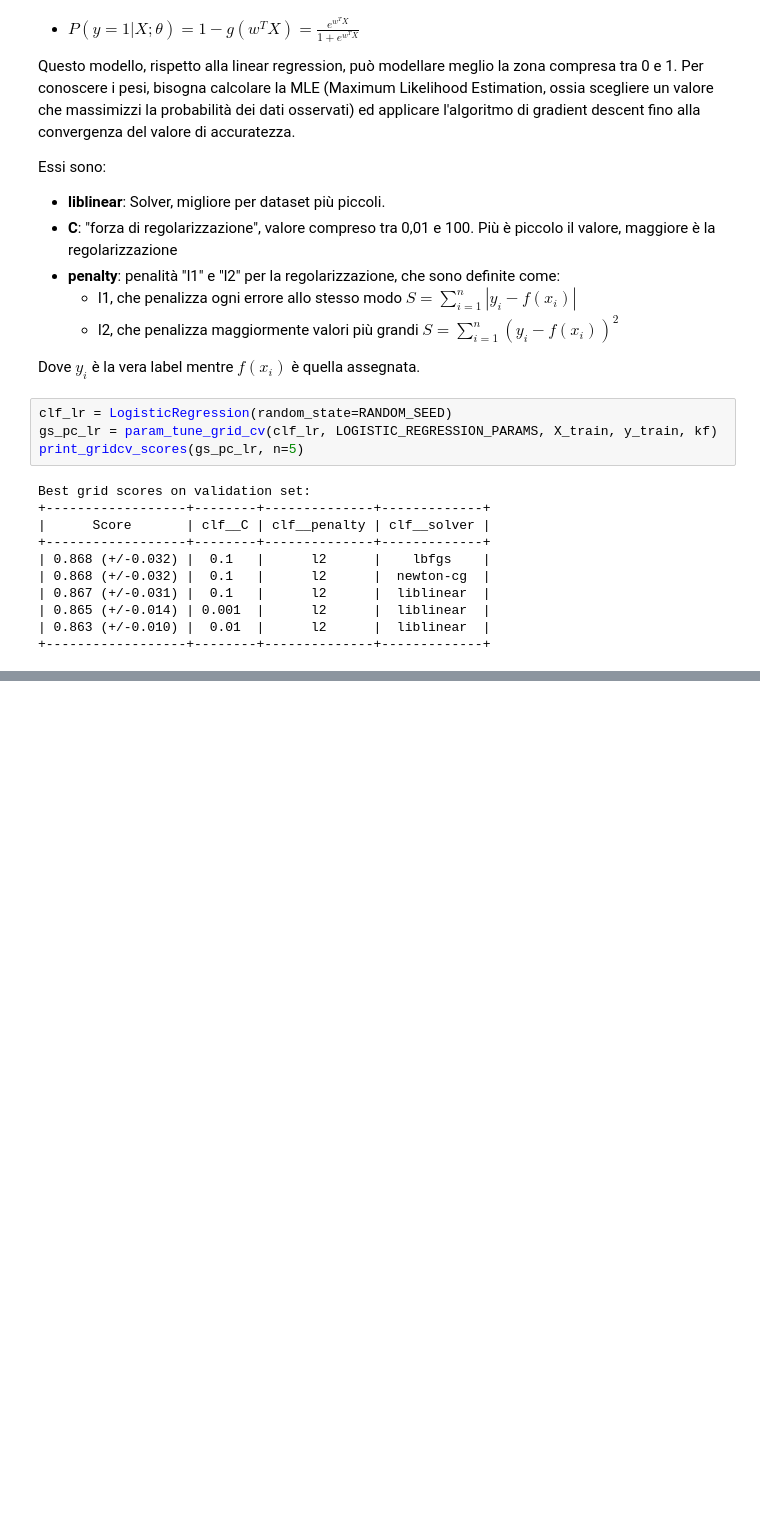
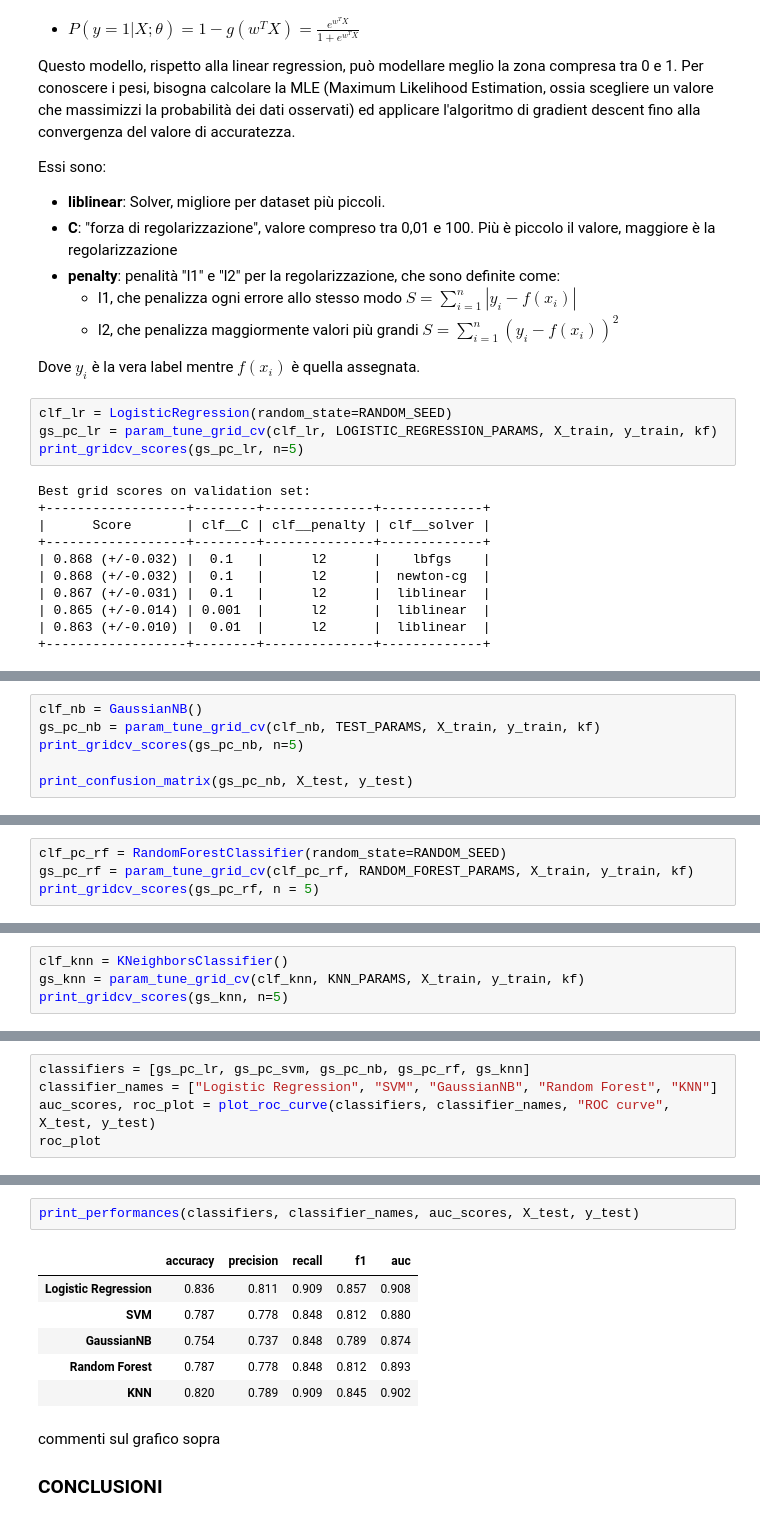
Before and after one commit to albertobenincasa/HeartDiseasesAnalisys, a Jupyter notebook: DataSpacesProject.ipynb, the cells around one changed output, grey strips where cells are left out. Cells and saved outputs as stored; diff of their text form; blank space fills up the shorter version.

```diff
--- a/DataSpacesProject.ipynb
+++ b/DataSpacesProject.ipynb
@@ -1399,0 +1468,6 @@ ValueError: This solver needs samples of at least 2 classes in the data, but the
+# %%
+clf_nb = GaussianNB()
+gs_pc_nb = param_tune_grid_cv(clf_nb, TEST_PARAMS, X_train, y_train, kf)
+print_gridcv_scores(gs_pc_nb, n=5)
+
+print_confusion_matrix(gs_pc_nb, X_test, y_test)
@@ -1399,0 +1500,4 @@ ValueError: This solver needs samples of at least 2 classes in the data, but the
+# %%
+clf_pc_rf = RandomForestClassifier(random_state=RANDOM_SEED)
+gs_pc_rf = param_tune_grid_cv(clf_pc_rf, RANDOM_FOREST_PARAMS, X_train, y_train, kf)
+print_gridcv_scores(gs_pc_rf, n = 5)
@@ -1399,0 +1553,4 @@ ValueError: This solver needs samples of at least 2 classes in the data, but the
+# %%
+clf_knn = KNeighborsClassifier()
+gs_knn = param_tune_grid_cv(clf_knn, KNN_PARAMS, X_train, y_train, kf)
+print_gridcv_scores(gs_knn, n=5)
@@ -1399,0 +1657,5 @@ ValueError: This solver needs samples of at least 2 classes in the data, but the
+# %%
+classifiers = [gs_pc_lr, gs_pc_svm, gs_pc_nb, gs_pc_rf, gs_knn]
+classifier_names = ["Logistic Regression", "SVM", "GaussianNB", "Random Forest", "KNN"]
+auc_scores, roc_plot = plot_roc_curve(classifiers, classifier_names, "ROC curve", X_test, y_test)
+roc_plot
@@ -1399,0 +1674,13 @@ ValueError: This solver needs samples of at least 2 classes in the data, but the
+# %%
+print_performances(classifiers, classifier_names, auc_scores, X_test, y_test)
+# %% [output]
+|  | accuracy | precision | recall | f1 | auc |
+| Logistic Regression | 0.836 | 0.811 | 0.909 | 0.857 | 0.908 |
+| SVM | 0.787 | 0.778 | 0.848 | 0.812 | 0.880 |
+| GaussianNB | 0.754 | 0.737 | 0.848 | 0.789 | 0.874 |
+| Random Forest | 0.787 | 0.778 | 0.848 | 0.812 | 0.893 |
+| KNN | 0.820 | 0.789 | 0.909 | 0.845 | 0.902 |
+# %% [markdown]
+commenti sul grafico sopra
+
+### CONCLUSIONI
```
Also changed, not shown: parts of 28 cells of this notebook.
